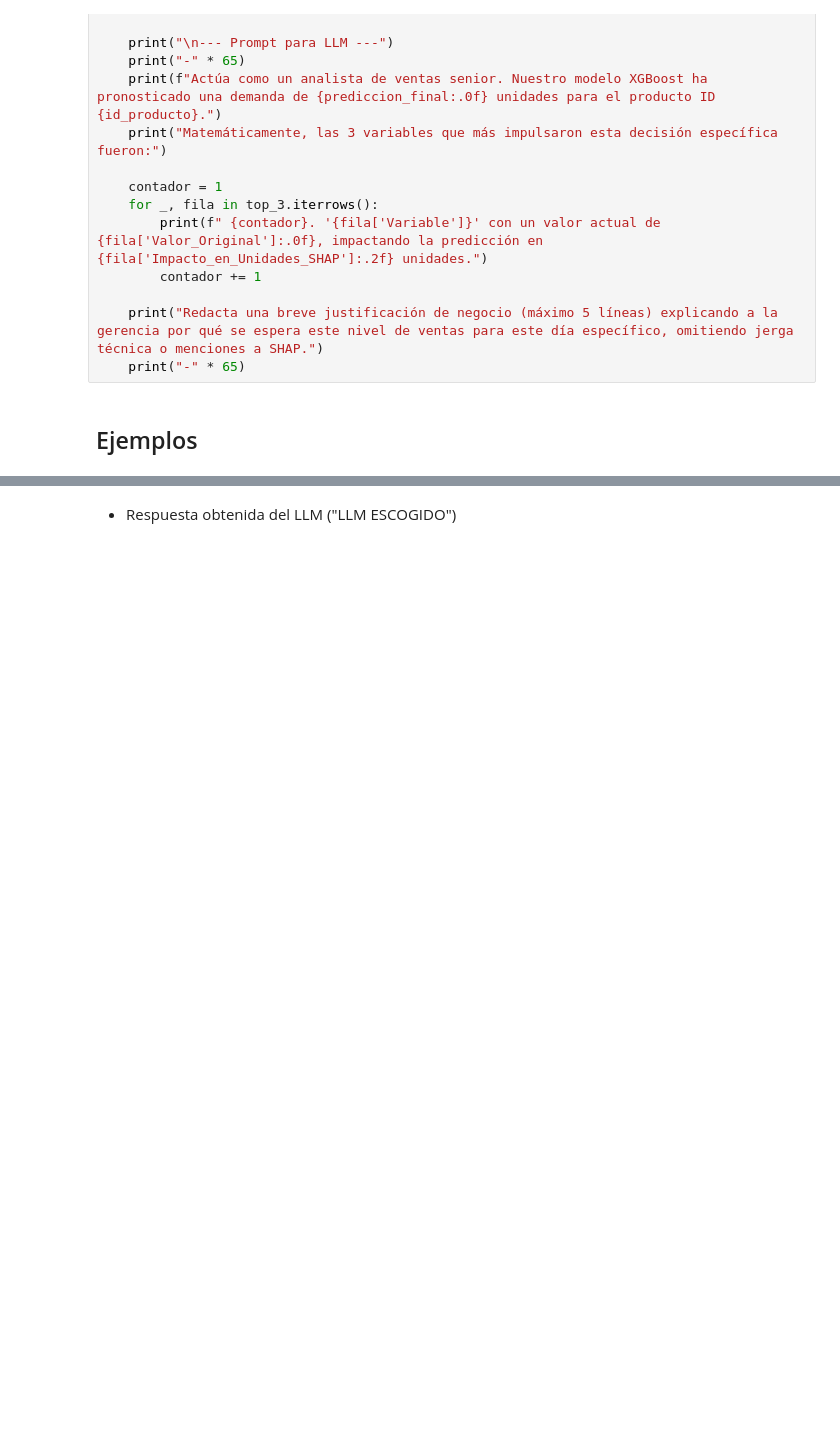
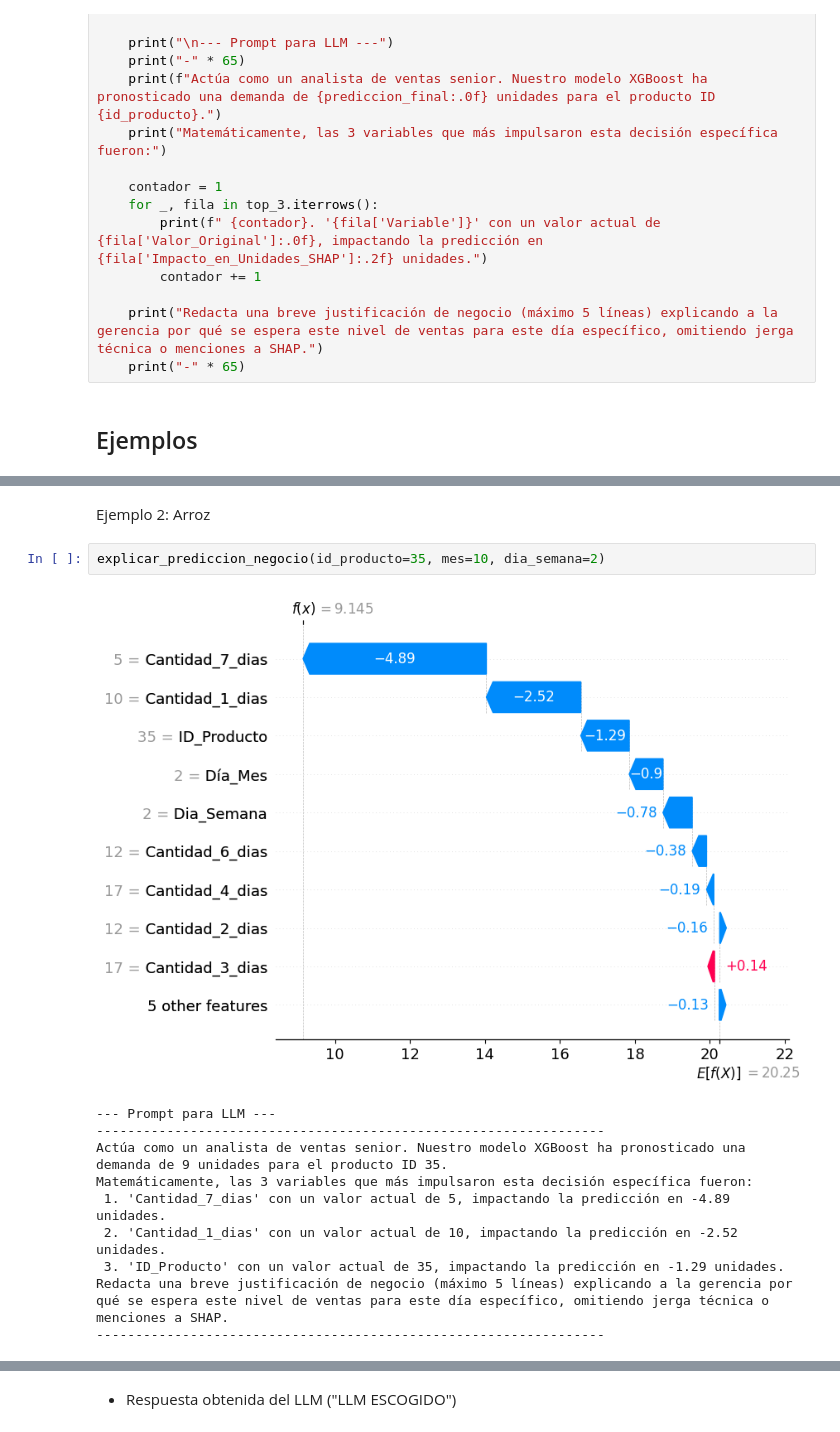
Before and after one commit to AndresEncalada/Predicci-n-de-demanda-para-Retail, a Jupyter notebook: notebooks/XAI.ipynb, the cells around one changed output, grey strips where cells are left out. Saved outputs shown, nothing was run; the diff lists cells and outputs as text; blank space fills up the shorter version.

```diff
--- a/notebooks/XAI.ipynb
+++ b/notebooks/XAI.ipynb
@@ -141,2 +143,17 @@ Matemáticamente, las 3 variables que más impulsaron esta decisión específica
 Redacta una breve justificación de negocio (máximo 5 líneas) explicando a la gerencia por qué se espera este nivel de ventas para este día específico, omitiendo jerga técnica o menciones a SHAP.
 -----------------------------------------------------------------
+# %% [markdown]
+Ejemplo 2: Arroz
+# %%
+explicar_prediccion_negocio(id_producto=35, mes=10, dia_semana=2)
+# %% [output]
+[figure, added]
+--- Prompt para LLM ---
+-----------------------------------------------------------------
+Actúa como un analista de ventas senior. Nuestro modelo XGBoost ha pronosticado una demanda de 9 unidades para el producto ID 35.
+Matemáticamente, las 3 variables que más impulsaron esta decisión específica fueron:
+ 1. 'Cantidad_7_dias' con un valor actual de 5, impactando la predicción en -4.89 unidades.
+ 2. 'Cantidad_1_dias' con un valor actual de 10, impactando la predicción en -2.52 unidades.
+ 3. 'ID_Producto' con un valor actual de 35, impactando la predicción en -1.29 unidades.
+Redacta una breve justificación de negocio (máximo 5 líneas) explicando a la gerencia por qué se espera este nivel de ventas para este día específico, omitiendo jerga técnica o menciones a SHAP.
+-----------------------------------------------------------------
```
Also changed, not shown: parts of 7 cells of this notebook, 2 other files.
